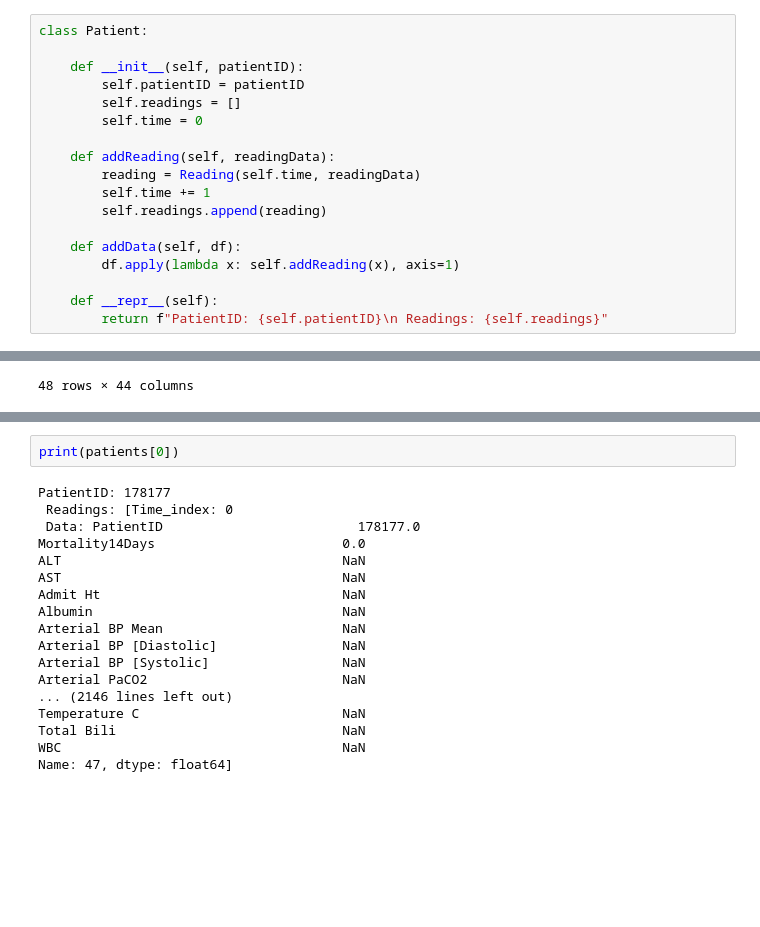
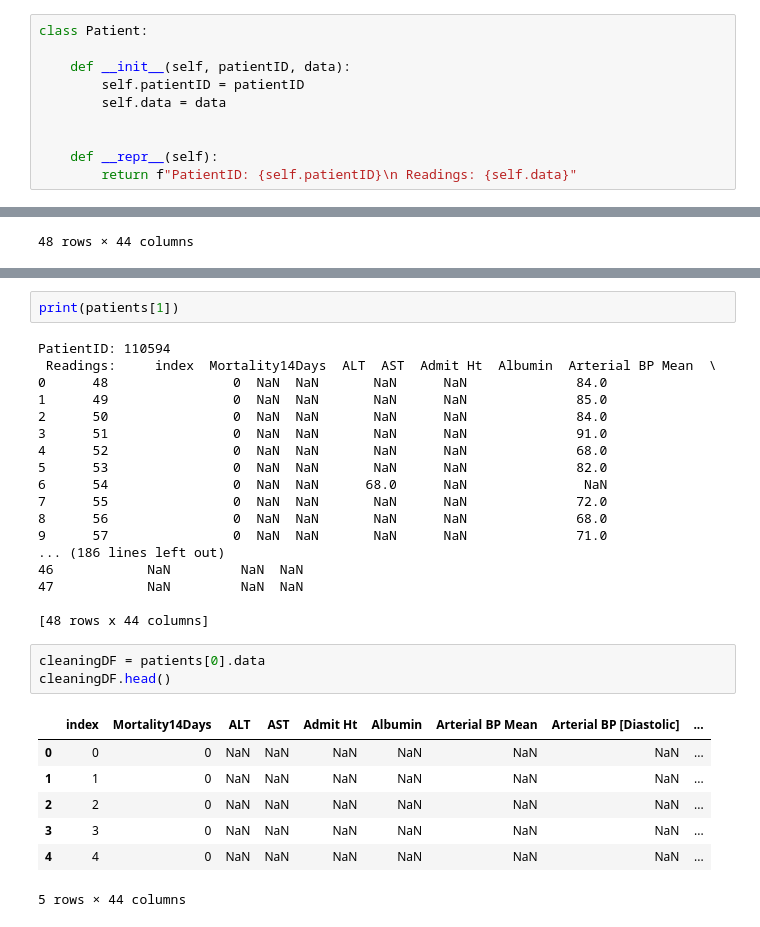
Before and after one commit to BenMarkFrost/LEN_Individual_Project, a Jupyter notebook: Static/temporalCategorisation.ipynb, the cells around one changed output, grey strips where cells are left out. Drawn from its saved outputs; the diff is of its cells as text; blank space fills up the shorter version.

```diff
--- a/Static/temporalCategorisation.ipynb
+++ b/Static/temporalCategorisation.ipynb
@@ -57,21 +60,13 @@ class Reading:
 # %%
 class Patient:
 
-    def __init__(self, patientID):
+    def __init__(self, patientID, data):
         self.patientID = patientID
-        self.readings = []
-        self.time = 0
+        self.data = data
 
-    def addReading(self, readingData):
-        reading = Reading(self.time, readingData)
-        self.time += 1
-        self.readings.append(reading)
-
-    def addData(self, df):
-        df.apply(lambda x: self.addReading(x), axis=1)
 
     def __repr__(self):
-        return f"PatientID: {self.patientID}\n Readings: {self.readings}"
+        return f"PatientID: {self.patientID}\n Readings: {self.data}"
 # %%
 for id in mimicDF['PatientID'].unique()[:1]:
     patientDF = mimicDF[mimicDF['PatientID'] == id]
@@ -108,22 +102,33 @@ print(len(patients))
 # %% [output]
 1126
 # %%
-print(patients[0])
+print(patients[1])
 # %% [output]
-PatientID: 178177
- Readings: [Time_index: 0
- Data: PatientID                         178177.0
-Mortality14Days                        0.0
-ALT                                    NaN
-AST                                    NaN
-Admit Ht                               NaN
-Albumin                                NaN
-Arterial BP Mean                       NaN
-Arterial BP [Diastolic]                NaN
-Arterial BP [Systolic]                 NaN
-Arterial PaCO2                         NaN
-... (2146 lines left out)
-Temperature C                          NaN
-Total Bili                             NaN
-WBC                                    NaN
-Name: 47, dtype: float64]
+PatientID: 110594
+ Readings:     index  Mortality14Days  ALT  AST  Admit Ht  Albumin  Arterial BP Mean  \
+0      48                0  NaN  NaN       NaN      NaN              84.0
+1      49                0  NaN  NaN       NaN      NaN              85.0
+2      50                0  NaN  NaN       NaN      NaN              84.0
+3      51                0  NaN  NaN       NaN      NaN              91.0
+4      52                0  NaN  NaN       NaN      NaN              68.0
+5      53                0  NaN  NaN       NaN      NaN              82.0
+6      54                0  NaN  NaN      68.0      NaN               NaN
+7      55                0  NaN  NaN       NaN      NaN              72.0
+8      56                0  NaN  NaN       NaN      NaN              68.0
+9      57                0  NaN  NaN       NaN      NaN              71.0
+... (186 lines left out)
+46            NaN         NaN  NaN
+47            NaN         NaN  NaN
+
+[48 rows x 44 columns]
+# %%
+cleaningDF = patients[0].data
+cleaningDF.head()
+# %% [output]
+|  | index | Mortality14Days | ALT | AST | Admit Ht | Albumin | Arterial BP Mean | Arterial BP [Diastolic] | ... |
+| 0 | 0 | 0 | NaN | NaN | NaN | NaN | NaN | NaN | ... |
+| 1 | 1 | 0 | NaN | NaN | NaN | NaN | NaN | NaN | ... |
+| 2 | 2 | 0 | NaN | NaN | NaN | NaN | NaN | NaN | ... |
+| 3 | 3 | 0 | NaN | NaN | NaN | NaN | NaN | NaN | ... |
+| 4 | 4 | 0 | NaN | NaN | NaN | NaN | NaN | NaN | ... |
+5 rows × 44 columns
```
Also changed, not shown: parts of 5 cells of this notebook, 2 other files.
